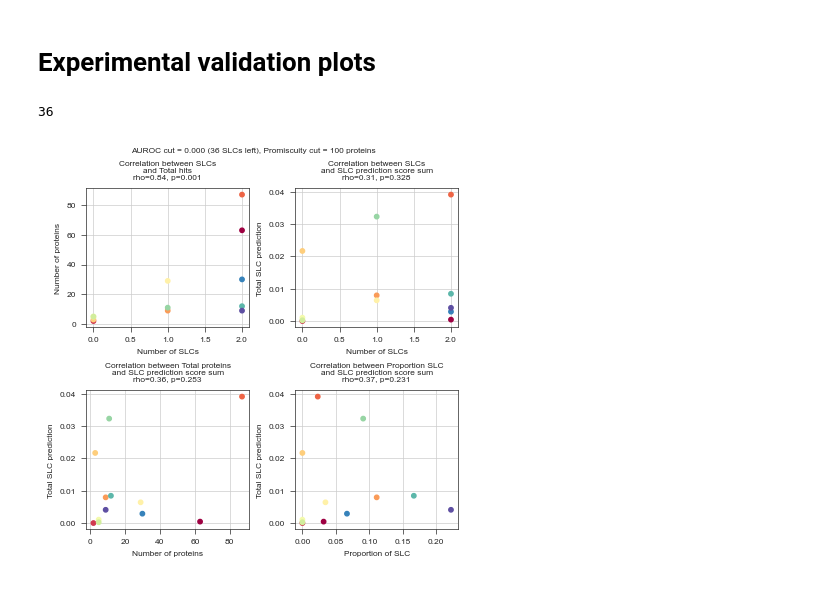
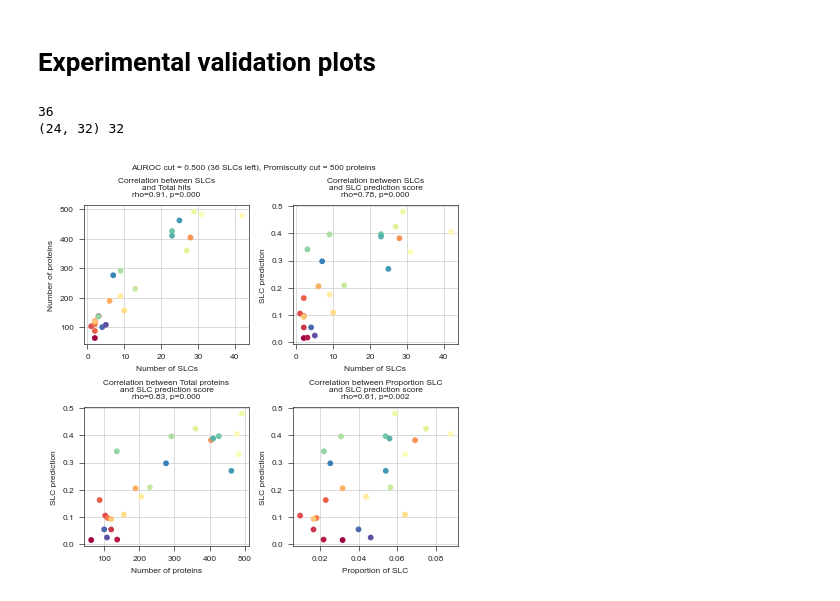
Before and after one commit to ligand-discovery/on-the-fly-modeling, a Jupyter notebook: notebooks/04_ProspectiveValidationGroups.ipynb, the cells around one changed output. Drawn from its saved outputs; the diff is of its cells as text; code cells hidden in the pictures.

```diff
--- a/notebooks/04_ProspectiveValidationGroups.ipynb
+++ b/notebooks/04_ProspectiveValidationGroups.ipynb
@@ -3,62 +3,78 @@
 # %%
 import pandas as pd
 import matplotlib.pyplot as plt
-from sklearn.preprocessing import MinMaxScaler as Scaler
 import numpy as np
-from scipy.stats import pearsonr, spearmanr
+from scipy.stats import spearmanr
 import joblib
 import stylia
 
 data = pd.read_csv("../results/1_experimental_validation_predictions_groups.tsv", sep="\t")
+metadata = joblib.load("../results/1_experimental_validation_predictions_groups.metadata")
 
-MIN_AUROC = 0
-MAX_NUM_PROTEINS = 100
+MIN_AUROC = 0.5
+MAX_NUM_PROTEINS = 500
+MIN_NUM_PROTEINS = 50
 
 data = data[data["num_prot"] < MAX_NUM_PROTEINS]
+data = data[data["num_prot"] > MIN_NUM_PROTEINS]
 
-slc_columns = list([x for x in data.columns if x.startswith("clu_")])
-
+slc_columns = list([x for x in data.columns if x.startswith("clu") or x.startswith("prot")])
 print(len(slc_columns))
 
+aurocs = []
 X = np.array(data[slc_columns])
-#X = Scaler().fit_transform(X)
+idxs = []
+for j in range(X.shape[1]):
+    auroc = metadata[j]["auroc"]
+    if auroc is None:
+        continue
+    if auroc[0] > MIN_AUROC:
+        idxs += [j]
+        aurocs += [auroc[0]]
 
-y_sum = np.median(X, axis=1)
+weights = np.clip(aurocs, 0.5, 1) - 0.5
+weights = weights / np.sum(weights)
+
+X = X[:,idxs]
+print(X.shape, len(weights))
+
+y_stat = np.average(X, axis=1, weights=weights)
 
 fig, axs = stylia.create_figure(2, 2, height=stylia.TWO_COLUMNS_WIDTH*0.6, width=stylia.TWO_COLUMNS_WIDTH*0.6)
 
 def correlation_label(x,y):
     rho, pval = spearmanr(x,y)
     return "\nrho={0:.2f}, p={1:.3f}".format(rho, pval)
 
 ax = axs.next()
 x = data["num_slc"]
 y = data["num_prot"]
 ax.scatter(x=x, y=y, c=[i for i in range(len(data))], cmap="Spectral")
 stylia.label(ax, title="Correlation between SLCs\nand Total hits"+correlation_label(x,y), xlabel="Number of SLCs", ylabel="Number of proteins")
 
 ax = axs.next()
 x = data["num_slc"]
-y = y_sum
+y = y_stat
 ax.scatter(x=x, y=y, c=[i for i in range(len(data))], cmap="Spectral")
-stylia.label(ax, title="Correlation between SLCs\nand SLC prediction score sum"+correlation_label(x,y), xlabel="Number of SLCs", ylabel="Total SLC prediction")
+stylia.label(ax, title="Correlation between SLCs\nand SLC prediction score"+correlation_label(x,y), xlabel="Number of SLCs", ylabel="SLC prediction")
 
 ax = axs.next()
 x = data["num_prot"]
-y = y_sum
+y = y_stat
 ax.scatter(x=x, y=y, c=[i for i in range(len(data))], cmap="Spectral")
-stylia.label(ax, title="Correlation between Total proteins\nand SLC prediction score sum"+correlation_label(x,y), xlabel="Number of proteins", ylabel="Total SLC prediction")
+stylia.label(ax, title="Correlation between Total proteins\nand SLC prediction score"+correlation_label(x,y), xlabel="Number of proteins", ylabel="SLC prediction")
 
 ax = axs.next()
 x = data["num_slc"]/data["num_prot"]
-y = y_sum
+y = y_stat
 ax.scatter(x=x, y=y, c=[i for i in range(len(data))], cmap="Spectral")
-stylia.label(ax, title="Correlation between Proportion SLC\nand SLC prediction score sum"+correlation_label(x,y), xlabel="Proportion of SLC", ylabel="Total SLC prediction")
+stylia.label(ax, title="Correlation between Proportion SLC\nand SLC prediction score"+correlation_label(x,y), xlabel="Proportion of SLC", ylabel="SLC prediction")
 
 plt.tight_layout()
 plt.suptitle("AUROC cut = {0:.3f} ({1} SLCs left), Promiscuity cut = {2} proteins".format(MIN_AUROC, len(slc_columns), MAX_NUM_PROTEINS))
 
 stylia.save_figure("../assets/1_prospective_validation_groups_{0}_{1}.png".format(MIN_AUROC, MAX_NUM_PROTEINS))
 # %% [output]
 36
+(24, 32) 32
-[figure, old version]
+[figure, new version]
```
Also changed, not shown: 35 other files.
